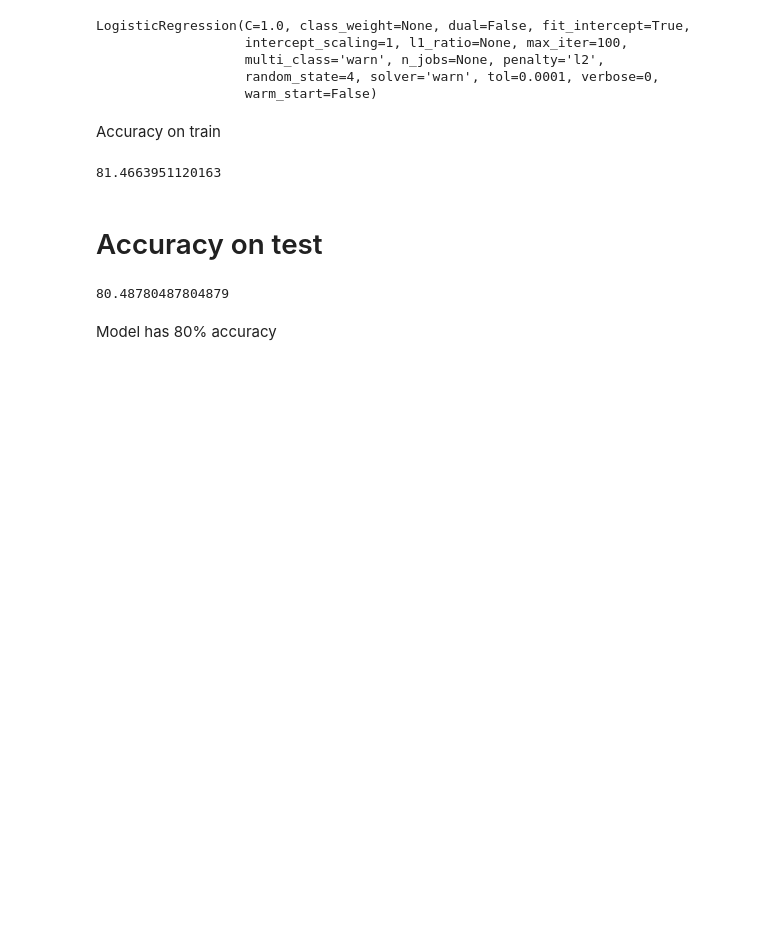
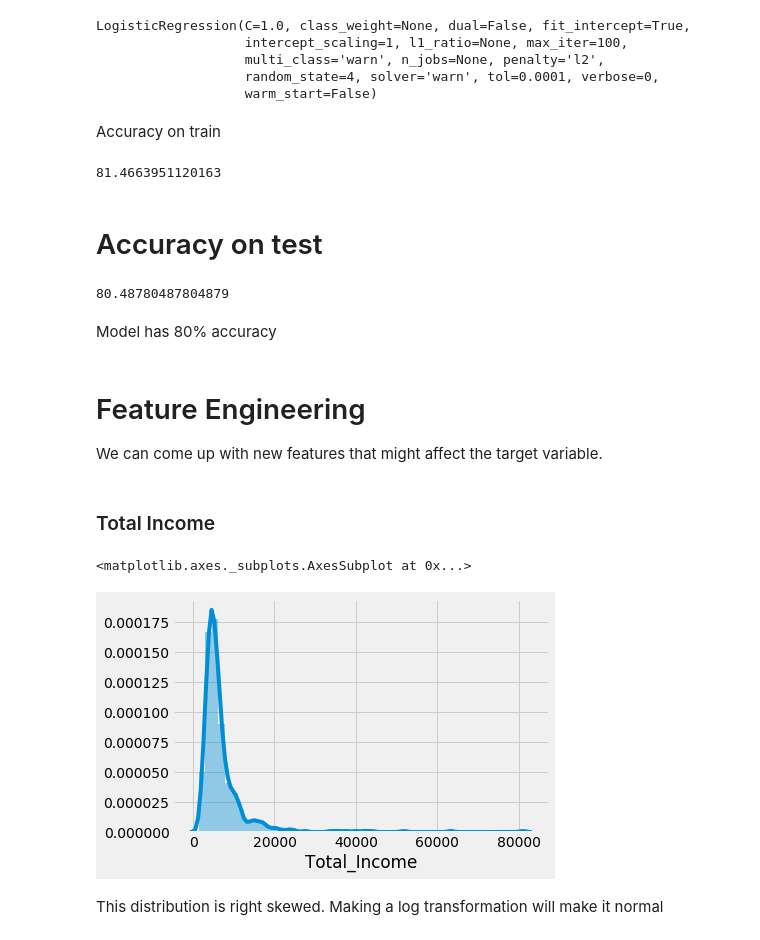
Before and after one commit to himanshubhatt12/loan-eligibility-prediction-ML, a Jupyter notebook: Loan_eligbility_prediction.ipynb, the cells around one changed output. Drawn from its saved outputs; the diff is of its cells as text; code cells hidden in the pictures; blank space fills up the shorter version.

```diff
--- a/Loan_eligbility_prediction.ipynb
+++ b/Loan_eligbility_prediction.ipynb
@@ -697,3 +697,19 @@ accuracy_score(y_pred, y_test)*100
 80.48780487804879
 # %% [markdown]
 Model has 80% accuracy
+# %% [markdown]
+# Feature Engineering
+
+We can come up with new features that might affect the target variable.
+# %% [markdown]
+<h3>Total Income</h3>
+# %%
+data['Total_Income'] = data['ApplicantIncome'] + data['CoapplicantIncome']
+# %%
+sns.distplot(data['Total_Income'])
+# %% [output]
+<matplotlib.axes._subplots.AxesSubplot at 0x...>
+[figure, added]
+# %% [markdown]
+This distribution is right skewed.
+Making a log transformation will make it normal
```
Also changed, not shown: parts of 48 cells of this notebook.
